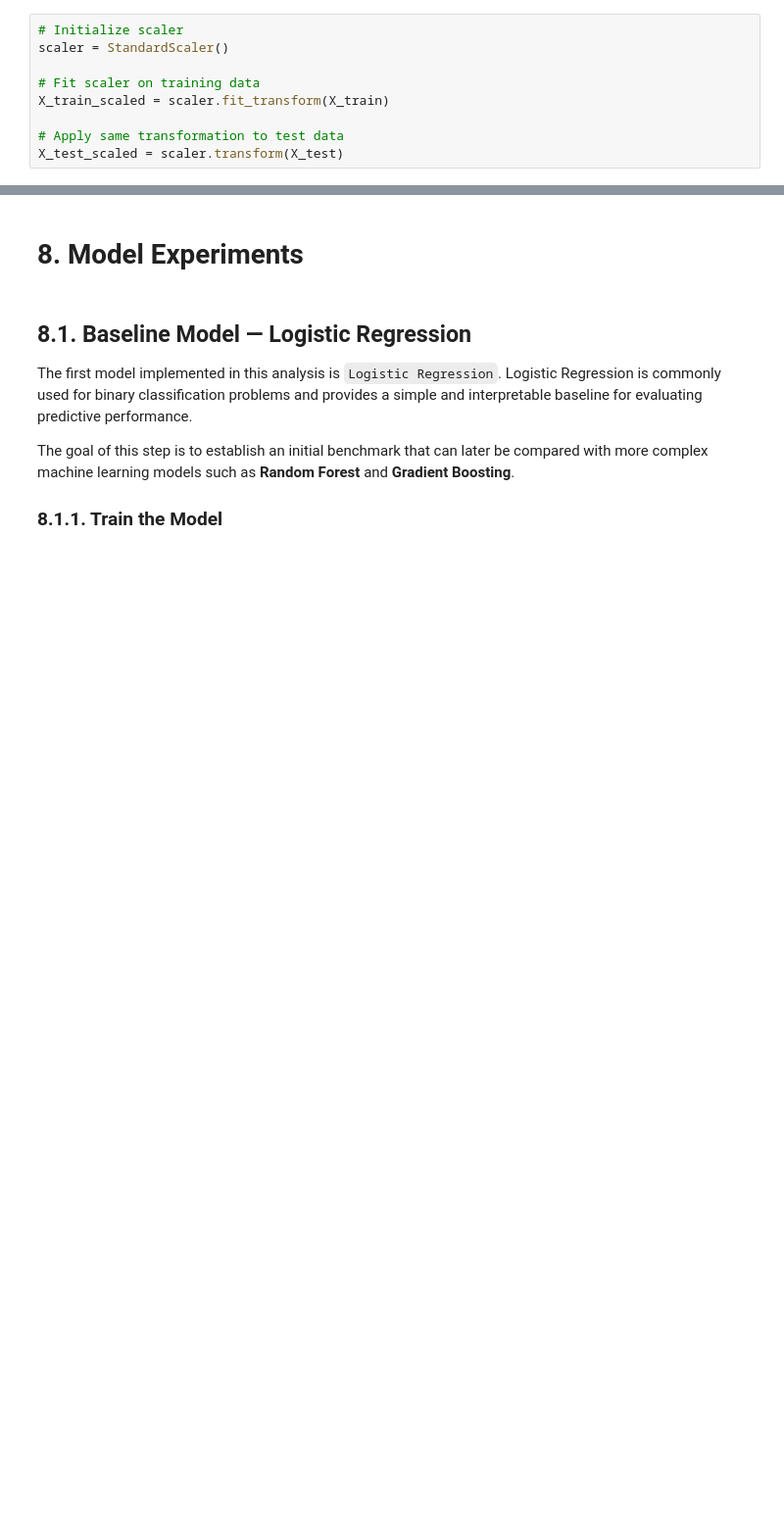
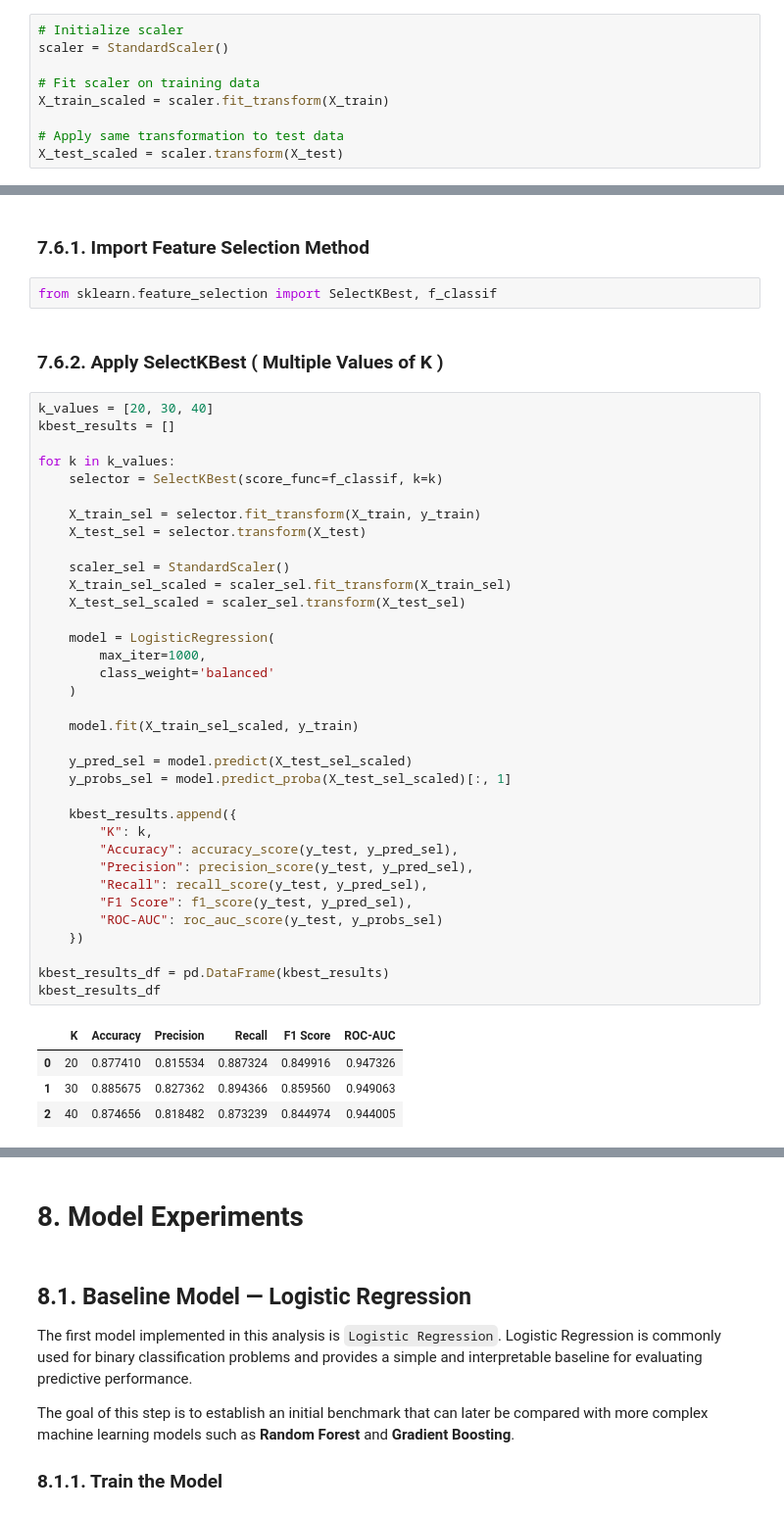
Before and after one commit to DimitarMalamski/student-dropout-predictor, a Jupyter notebook: notebooks/dropout_predictor.ipynb, the cells around one changed output, grey strips where cells are left out. Shown at 98% size. Saved outputs shown, nothing was run; the diff lists cells and outputs as text; blank space fills up the shorter version.

```diff
--- a/notebooks/dropout_predictor.ipynb
+++ b/notebooks/dropout_predictor.ipynb
@@ -438,0 +501,46 @@ X_test_scaled = scaler.transform(X_test)
+# %% [markdown]
+### 7.6.1. Import Feature Selection Method
+# %%
+from sklearn.feature_selection import SelectKBest, f_classif
+# %% [markdown]
+### 7.6.2. Apply SelectKBest ( Multiple Values of K )
+# %%
+k_values = [20, 30, 40]
+kbest_results = []
+
+for k in k_values:
+    selector = SelectKBest(score_func=f_classif, k=k)
+
+    X_train_sel = selector.fit_transform(X_train, y_train)
+    X_test_sel = selector.transform(X_test)
+
+    scaler_sel = StandardScaler()
+    X_train_sel_scaled = scaler_sel.fit_transform(X_train_sel)
+    X_test_sel_scaled = scaler_sel.transform(X_test_sel)
+
+    model = LogisticRegression(
+        max_iter=1000,
+        class_weight='balanced'
+    )
+
+    model.fit(X_train_sel_scaled, y_train)
+
+    y_pred_sel = model.predict(X_test_sel_scaled)
+    y_probs_sel = model.predict_proba(X_test_sel_scaled)[:, 1]
+
+    kbest_results.append({
+        "K": k,
+        "Accuracy": accuracy_score(y_test, y_pred_sel),
+        "Precision": precision_score(y_test, y_pred_sel),
+        "Recall": recall_score(y_test, y_pred_sel),
+        "F1 Score": f1_score(y_test, y_pred_sel),
+        "ROC-AUC": roc_auc_score(y_test, y_probs_sel)
+    })
+
+kbest_results_df = pd.DataFrame(kbest_results)
+kbest_results_df
+# %% [output]
+|  | K | Accuracy | Precision | Recall | F1 Score | ROC-AUC |
+| 0 | 20 | 0.877410 | 0.815534 | 0.887324 | 0.849916 | 0.947326 |
+| 1 | 30 | 0.885675 | 0.827362 | 0.894366 | 0.859560 | 0.949063 |
+| 2 | 40 | 0.874656 | 0.818482 | 0.873239 | 0.844974 | 0.944005 |
```
Also changed, not shown: parts of 18 cells of this notebook.
